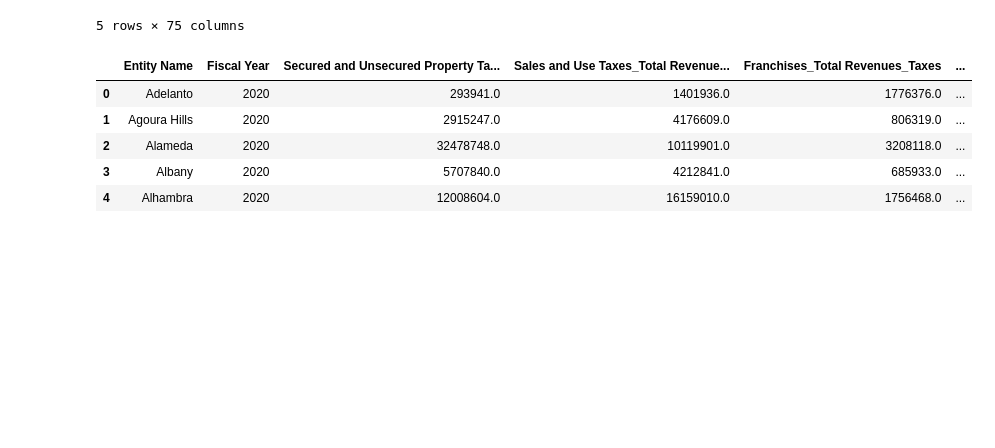
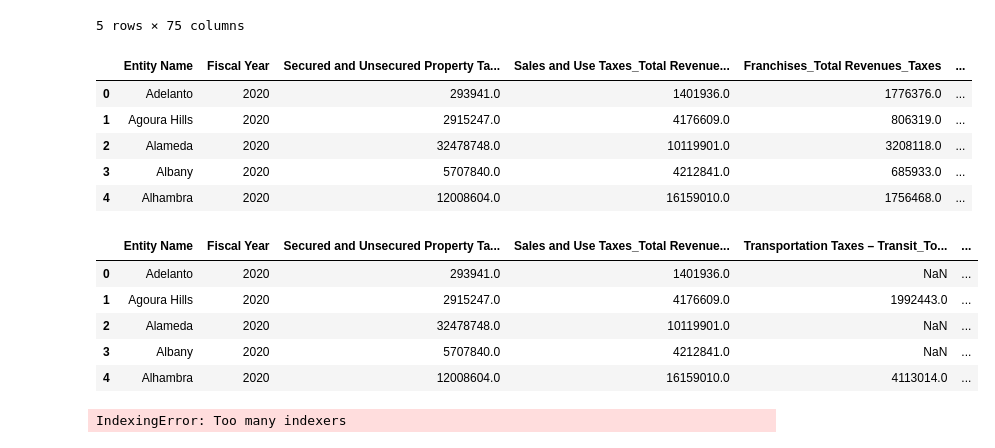
Before and after one commit to kaylajgranados/Project-1-Group-5, a Jupyter notebook: Analysis/data.ipynb, the cells around one changed output. Drawn from its saved outputs; the diff is of its cells as text; code cells hidden in the pictures; blank space fills up the shorter version.

```diff
--- a/Analysis/data.ipynb
+++ b/Analysis/data.ipynb
@@ -84,0 +85,37 @@ new_property_tax_df.head()
+# %%
+new_property_tax_df = property_tax_df[["Entity Name", "Fiscal Year", "Secured and Unsecured Property Taxes_Total Revenues_Taxes",
+                        "Sales and Use Taxes_Total Revenues_Taxes","Transportation Taxes – Transit_Total Revenues_Taxes", "Franchises_Total Revenues_Taxes", "Business License Taxes_Total Revenues_Taxes",
+                        "Utility Users Taxes_Total Revenues_Taxes", "Construction Development Taxes_Total Revenues_Taxes", "Employers Payroll Tax_Total Revenues_Taxes – Other", "Parking Tax_Total Revenues_Taxes – Other"]]
+new_property_tax_df.head()
+# %% [output]
+|  | Entity Name | Fiscal Year | Secured and Unsecured Property Ta... | Sales and Use Taxes_Total Revenue... | Transportation Taxes – Transit_To... | ... |
+| 0 | Adelanto | 2020 | 293941.0 | 1401936.0 | NaN | ... |
+| 1 | Agoura Hills | 2020 | 2915247.0 | 4176609.0 | 1992443.0 | ... |
+| 2 | Alameda | 2020 | 32478748.0 | 10119901.0 | NaN | ... |
+| 3 | Albany | 2020 | 5707840.0 | 4212841.0 | NaN | ... |
+| 4 | Alhambra | 2020 | 12008604.0 | 16159010.0 | 4113014.0 | ... |
+# %%
+#Making a new dataframe to compare Property Tax
+
+only_property_tax_df = new_property_tax_df[["Entity Name", "Fiscal Year", "Secured and Unsecured Property Taxes_Total Revenues_Taxes"]]
+
+property_tax_by_cities = only_property_tax_df.set_index("Entity Name")
+property_tax_by_cities
+
+renamed_property_tax_by_cities= property_tax_by_cities.rename(columns={"Secured and Unsecured Property Taxes_Total Revenues_Taxes": "Total Property Tax"})
+renamed_property_tax_by_cities
+
+# my attempt to only bring up the cities we chose - this is broken
+city_names = renamed_property_tax_by_cities.loc[(["Entity Name"]=="Los Angeles", "San Jose", "San Diego", "Thousand Oaks", "Los Gatos", "Poway")]
+city_names
+
+# my attempt to only look at year 2020 - this is broken
+year_2020 = renamed_property_tax_by_cities.loc[(["Fiscal Year"] == "2020")]
+year_2020
+
+# to sort highest to lowest
+# this dataframe needs to be updated once I've figured out the sort above
+highest_property_tax = renamed_property_tax_by_cities.sort_values("Total Property Tax", ascending=False)
+highest_property_tax
+# %% [output]
+IndexingError: Too many indexers
```
Also changed, not shown: parts of 7 cells of this notebook, 1 other file.
